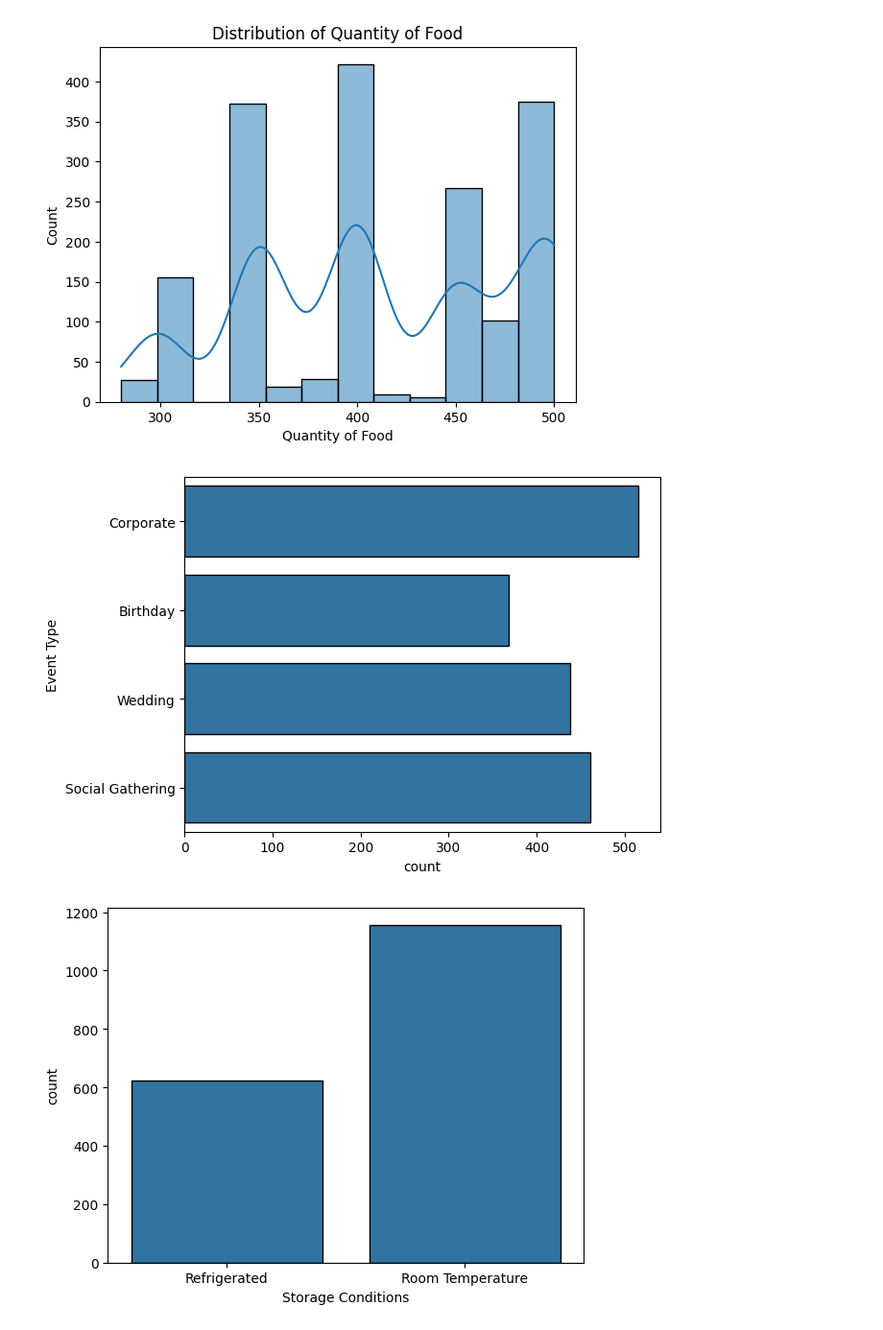
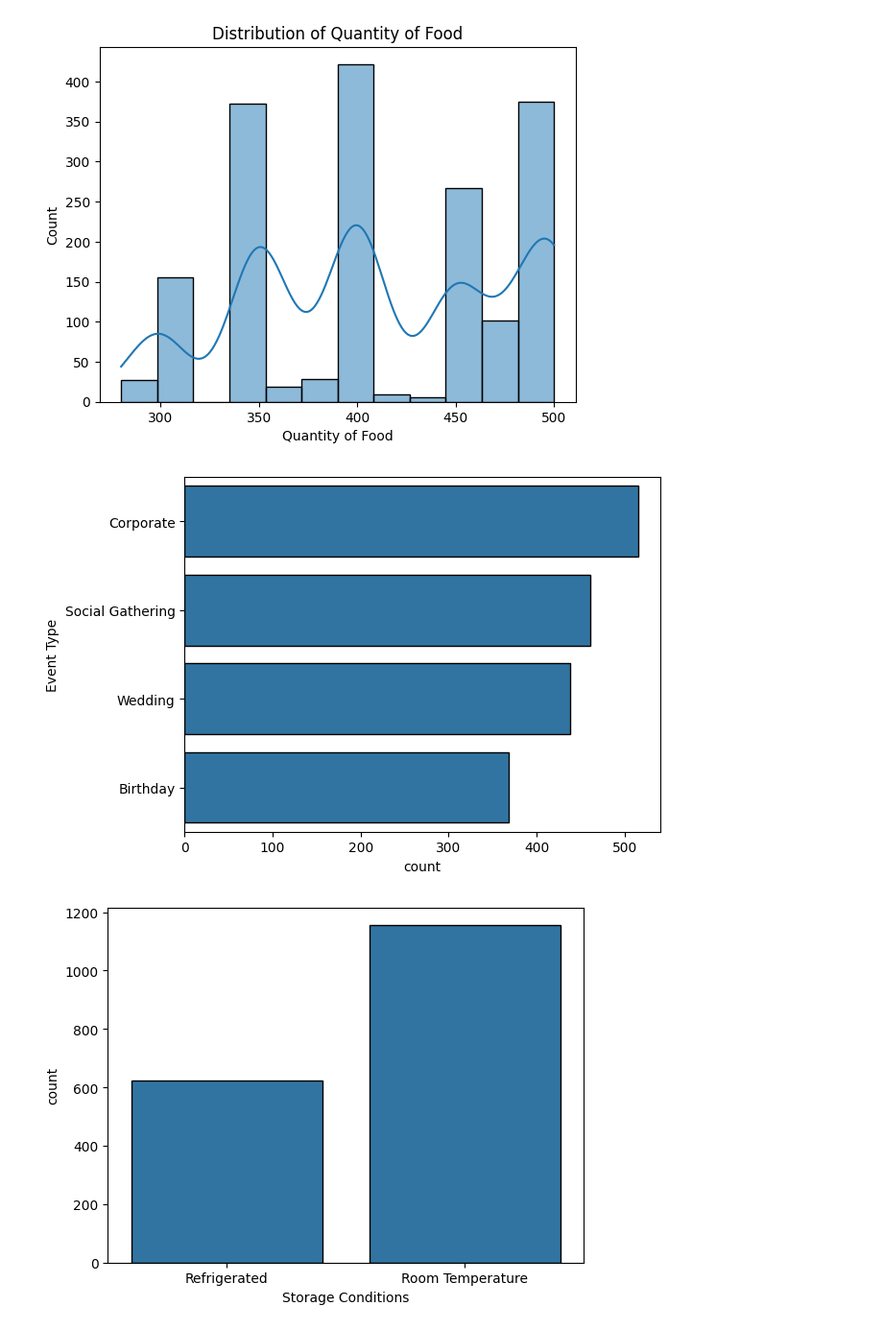
Before and after one commit to PalashMahata17/Machine_Learning, a Jupyter notebook: Self_Project_MML.ipynb, the cells around one changed output. Shown at 96% size. Drawn from its saved outputs; the diff is of its cells as text; code cells hidden in the pictures.

```diff
--- a/Self_Project_MML.ipynb
+++ b/Self_Project_MML.ipynb
@@ -120,10 +140,11 @@ plt.show()
 [figure]
 # %%
 # Counts of Event Types & Storage Conditions
-sns.countplot(data=df,y="Event Type",edgecolor='black')
+event_type_counts = df["Event Type"].value_counts(ascending=False)
+sns.countplot(data=df,y="Event Type",order=event_type_counts.index,edgecolor='black')
 plt.show()
 # %% [output]
-[figure, old version]
+[figure, new version]
 # %%
 sns.countplot(data=df,x="Storage Conditions",edgecolor='black')
 plt.show()
```
Also changed, not shown: parts of 17 cells of this notebook.
